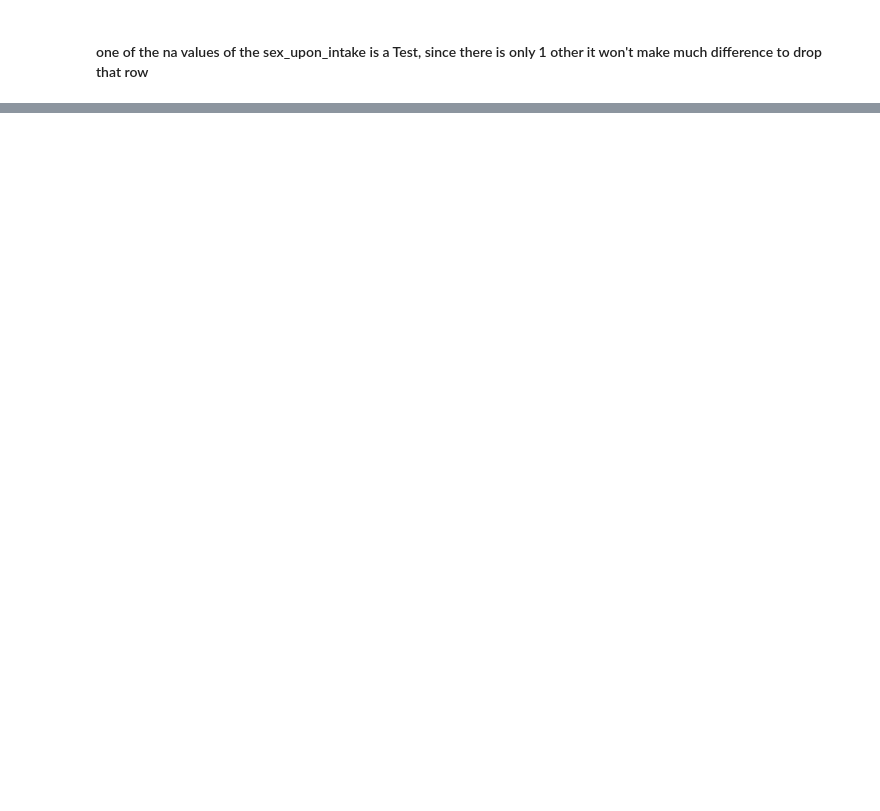
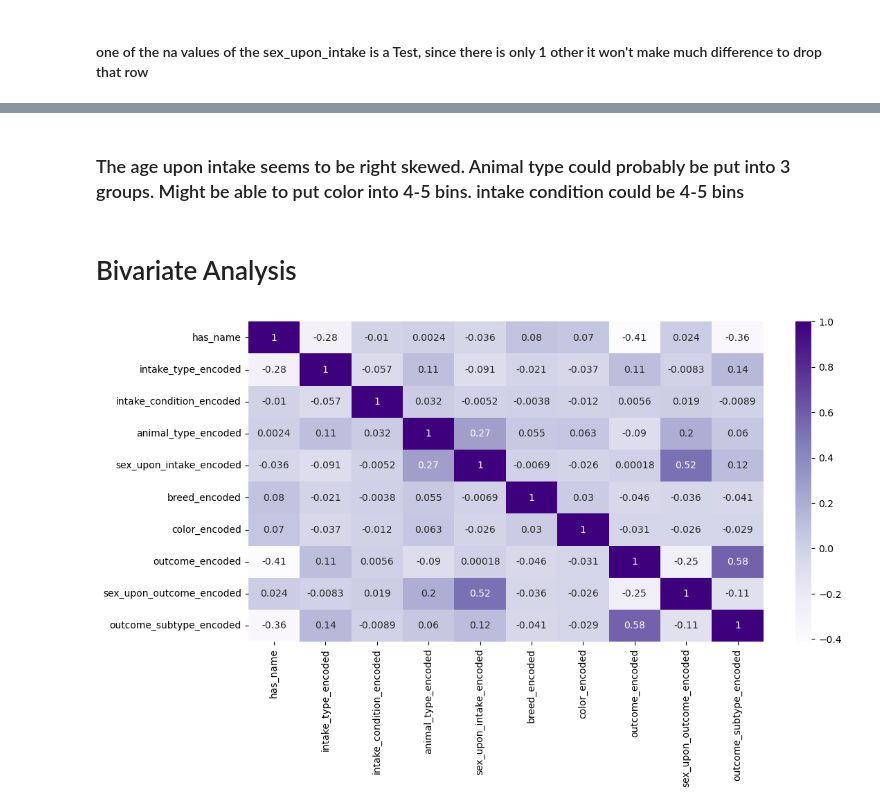
Before and after one commit to Adam-Harris87/animal-shelter-project, a Jupyter notebook: austin_animal_shelter_explore.ipynb, the cells around one changed output, grey strips where cells are left out. Cells and saved outputs as stored; diff of their text form; code cells hidden in the pictures; blank space fills up the shorter version.

```diff
--- a/austin_animal_shelter_explore.ipynb
+++ b/austin_animal_shelter_explore.ipynb
@@ -325,0 +432,2 @@ animals.outcome.value_counts().plot.bar()
+# %% [markdown]
+### The age upon intake seems to be right skewed. Animal type could probably be put into 3 groups. Might be able to put color into 4-5 bins. intake condition could be 4-5 bins
@@ -325,0 +455,8 @@ animals.outcome.value_counts().plot.bar()
+# %% [markdown]
+# Bivariate Analysis
+# %%
+plt.figure(figsize=(12,6))
+sns.heatmap(train.corr(), cmap='Purples', annot=True)
+plt.show()
+# %% [output]
+[figure, added]
```
Also changed, not shown: parts of 101 cells of this notebook, 5 other files.
